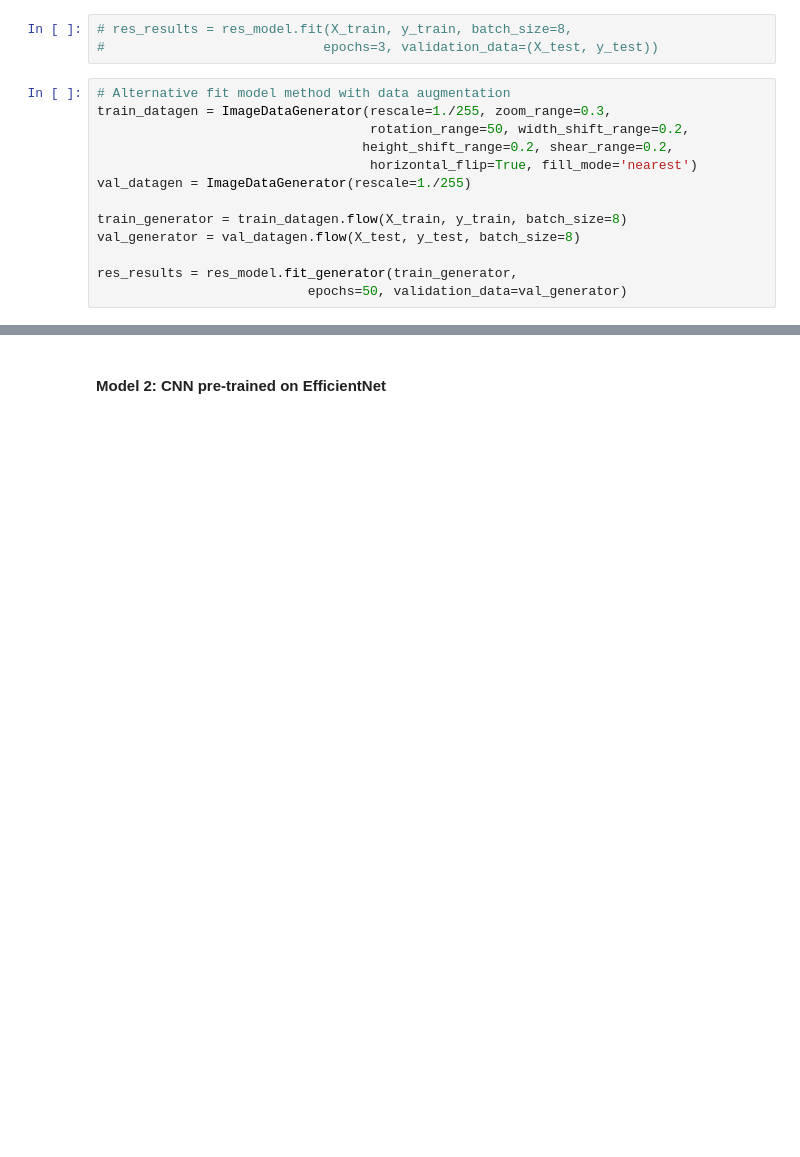
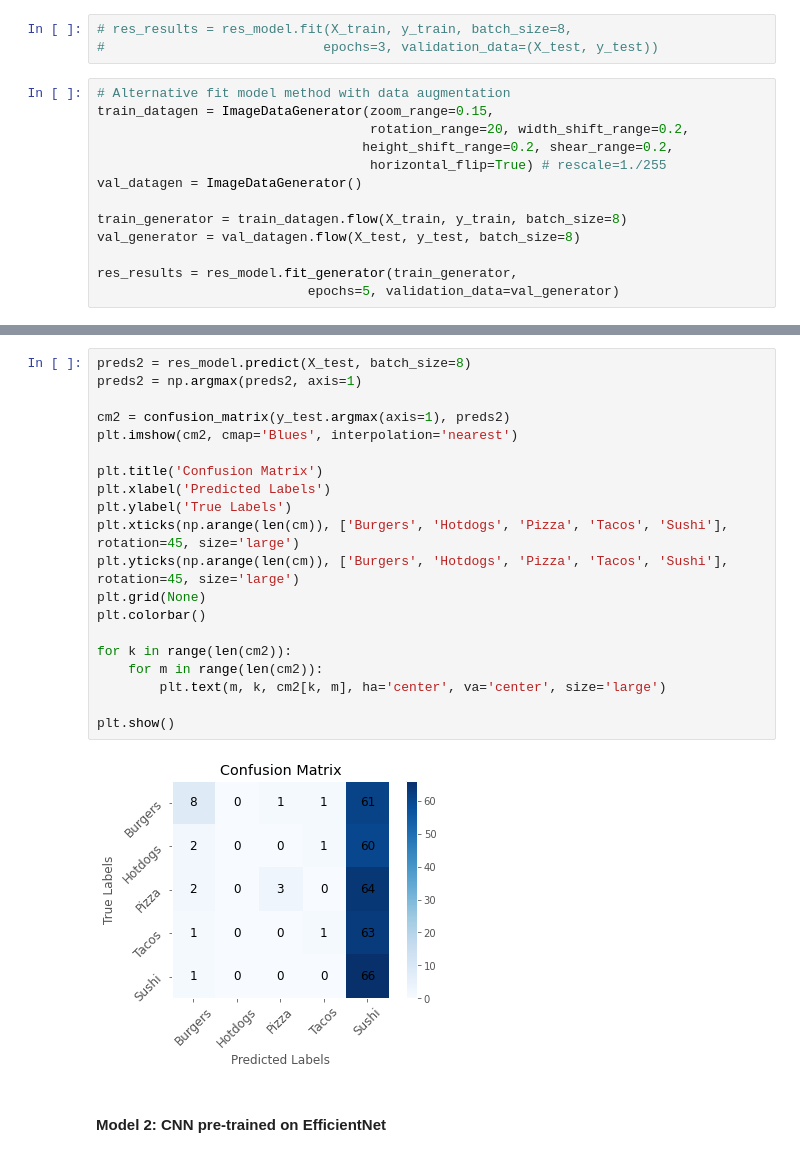
Before and after one commit to choiseun/food-image-classification-via-CNNs, a Jupyter notebook: code/03-preprocessing-modeling.ipynb, the cells around one changed output, grey strips where cells are left out. Drawn from its saved outputs; the diff is of its cells as text; blank space fills up the shorter version.

Commit message:
fixed data aug

```diff
--- a/code/03-preprocessing-modeling.ipynb
+++ b/code/03-preprocessing-modeling.ipynb
@@ -278,15 +317,15 @@ _________________________________________________________________
 #                            epochs=3, validation_data=(X_test, y_test))
 # %%
 # Alternative fit model method with data augmentation
-train_datagen = ImageDataGenerator(rescale=1./255, zoom_range=0.3,
-                                   rotation_range=50, width_shift_range=0.2,
+train_datagen = ImageDataGenerator(zoom_range=0.15,
+                                   rotation_range=20, width_shift_range=0.2,
                                   height_shift_range=0.2, shear_range=0.2,
-                                   horizontal_flip=True, fill_mode='nearest')
-val_datagen = ImageDataGenerator(rescale=1./255)
+                                   horizontal_flip=True) # rescale=1./255
+val_datagen = ImageDataGenerator()
 
 train_generator = train_datagen.flow(X_train, y_train, batch_size=8)
 val_generator = val_datagen.flow(X_test, y_test, batch_size=8)
 
 res_results = res_model.fit_generator(train_generator,
-                           epochs=50, validation_data=val_generator)
+                           epochs=5, validation_data=val_generator)
 # %% [output]
@@ -311,3 +342,25 @@ KeyboardInterrupt:
+# %%
+preds2 = res_model.predict(X_test, batch_size=8)
+preds2 = np.argmax(preds2, axis=1)
+
+cm2 = confusion_matrix(y_test.argmax(axis=1), preds2)
+plt.imshow(cm2, cmap='Blues', interpolation='nearest')
+
+plt.title('Confusion Matrix')
+plt.xlabel('Predicted Labels')
+plt.ylabel('True Labels')
+plt.xticks(np.arange(len(cm)), ['Burgers', 'Hotdogs', 'Pizza', 'Tacos', 'Sushi'], rotation=45, size='large')
+plt.yticks(np.arange(len(cm)), ['Burgers', 'Hotdogs', 'Pizza', 'Tacos', 'Sushi'], rotation=45, size='large')
+plt.grid(None)
+plt.colorbar()
+
+for k in range(len(cm2)):
+    for m in range(len(cm2)):
+        plt.text(m, k, cm2[k, m], ha='center', va='center', size='large')
+
+plt.show()
+# %% [output]
+[figure, added]
 # %% [markdown]
 #### Model 2: CNN pre-trained on EfficientNet
 # %%
```
Also changed, not shown: parts of 16 cells of this notebook, 1 other file.
